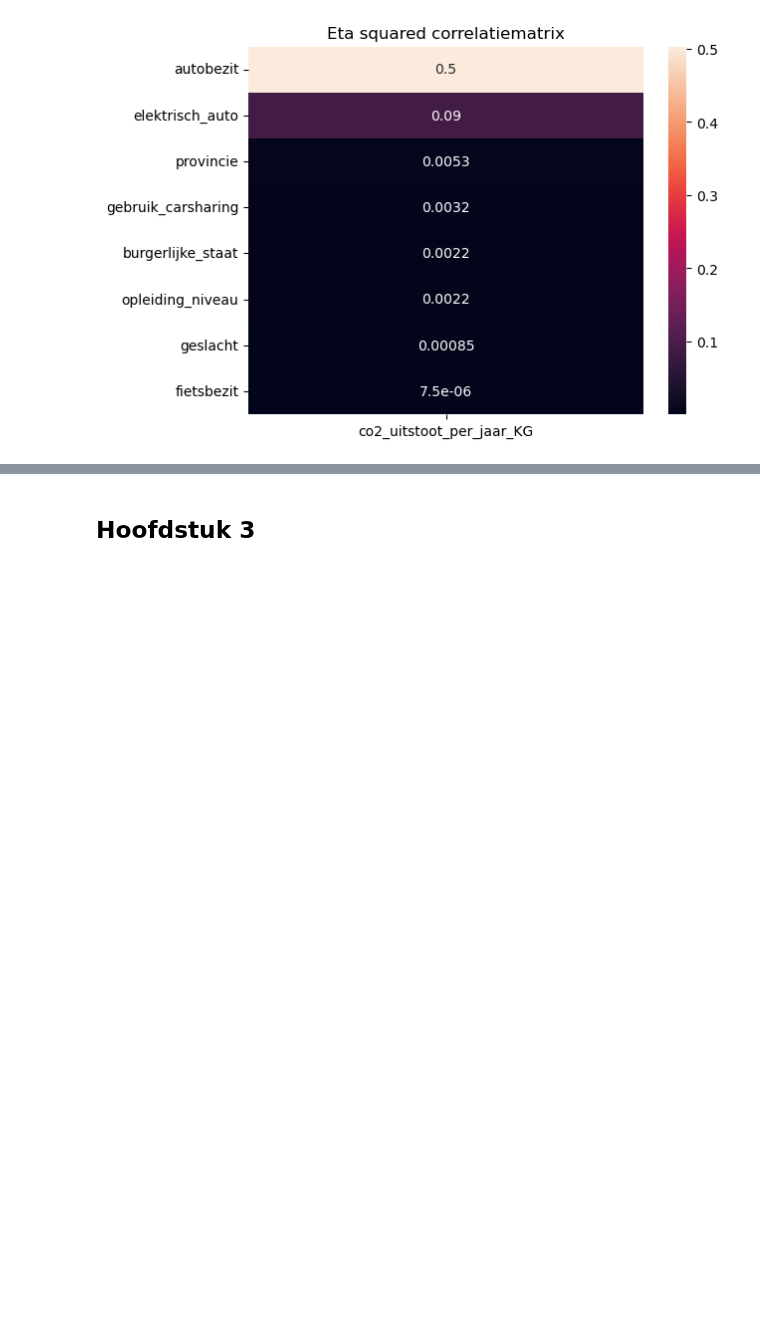
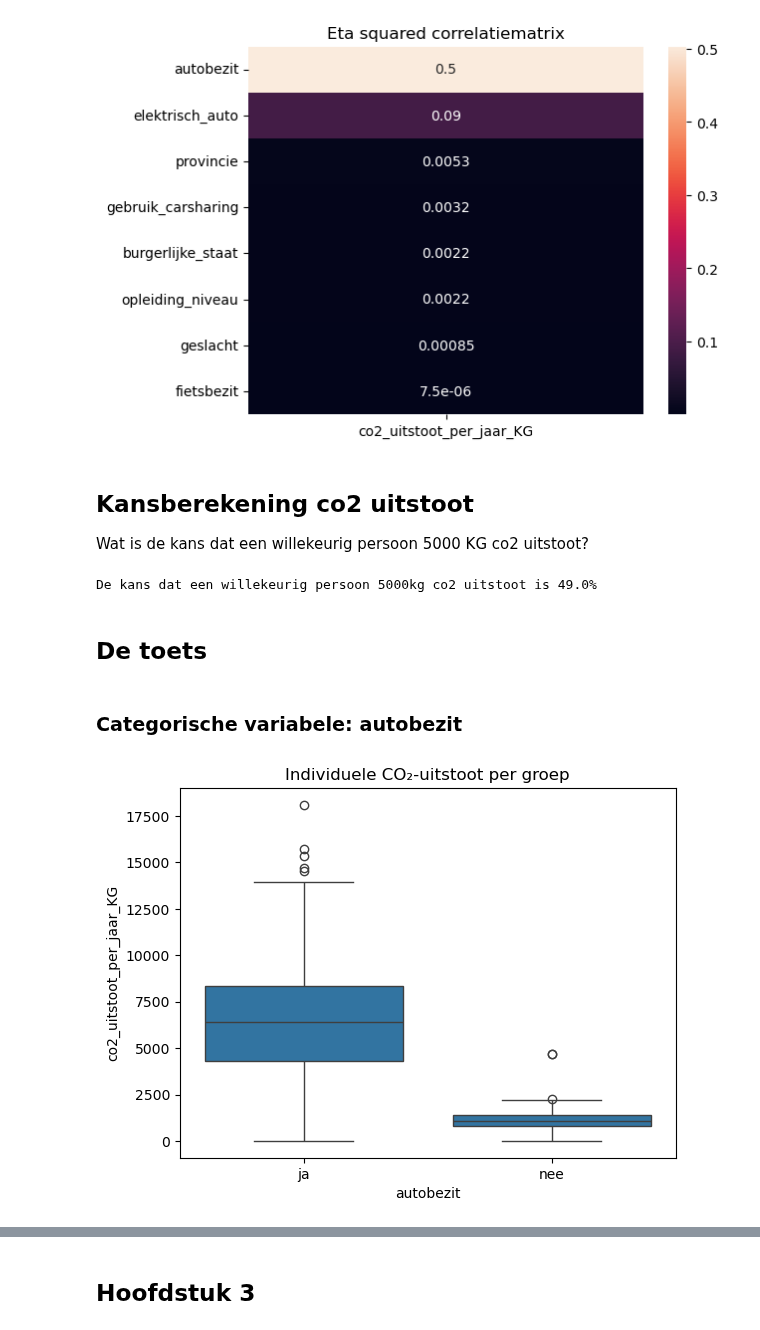
Before and after one commit to svenkr-6/Wiskunde_II_Portfolio, a Jupyter notebook: Wiskunde_II_Portfolio.ipynb, the cells around one changed output, grey strips where cells are left out. Saved outputs shown, nothing was run; the diff lists cells and outputs as text; code cells hidden in the pictures; blank space fills up the shorter version.

Commit message:
toets begin

```diff
--- a/Wiskunde_II_Portfolio.ipynb
+++ b/Wiskunde_II_Portfolio.ipynb
@@ -300,3 +300,27 @@ plt.title('Eta squared correlatiematrix')
 plt.show()
 # %% [output]
 [figure]
+# %% [markdown]
+## Kansberekening co2 uitstoot
+Wat is de kans dat een willekeurig persoon 5000 KG co2 uitstoot?
+# %%
+mu = df['co2_uitstoot_per_jaar_KG'].mean()
+sigma = df['co2_uitstoot_per_jaar_KG'].std()
+
+z = (5000 - mu) / sigma
+
+kans = 1- stats.norm.cdf(z)
+
+print(f'De kans dat een willekeurig persoon 5000kg co2 uitstoot is {round(kans*100, 1)}%')
+# %% [output]
+De kans dat een willekeurig persoon 5000kg co2 uitstoot is 49.0%
+# %% [markdown]
+## De toets
+# %% [markdown]
+### Categorische variabele: autobezit
+# %%
+sns.boxplot(data=df, x='autobezit', y='co2_uitstoot_per_jaar_KG')
+plt.title('Individuele CO₂-uitstoot per groep')
+plt.show()
+# %% [output]
+[figure, added]
```
Also changed, not shown: parts of 2 cells of this notebook.
